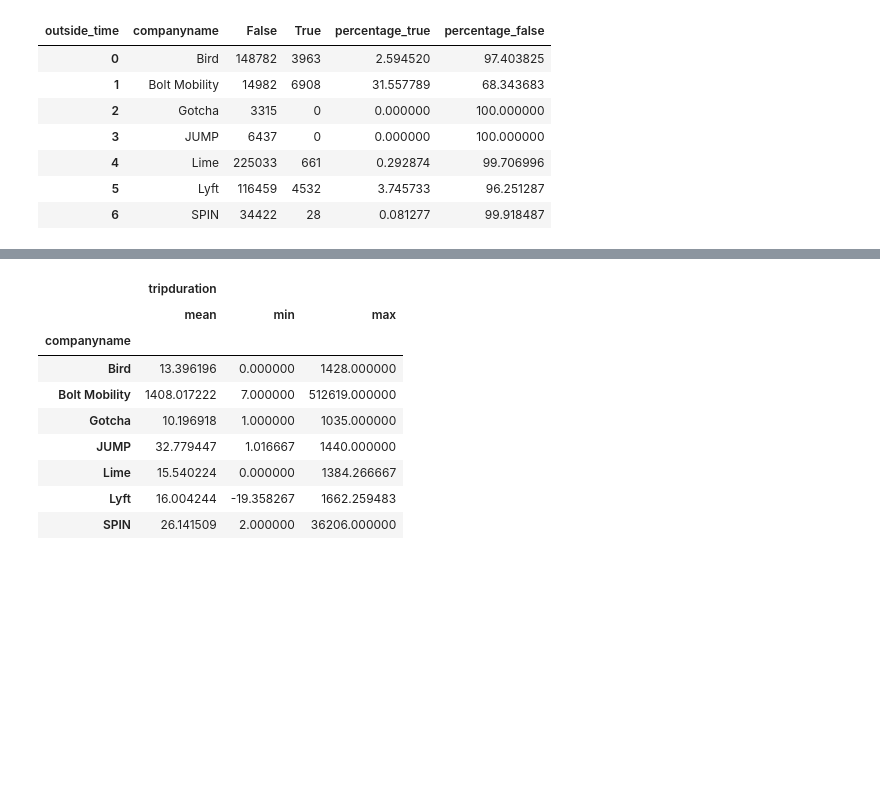
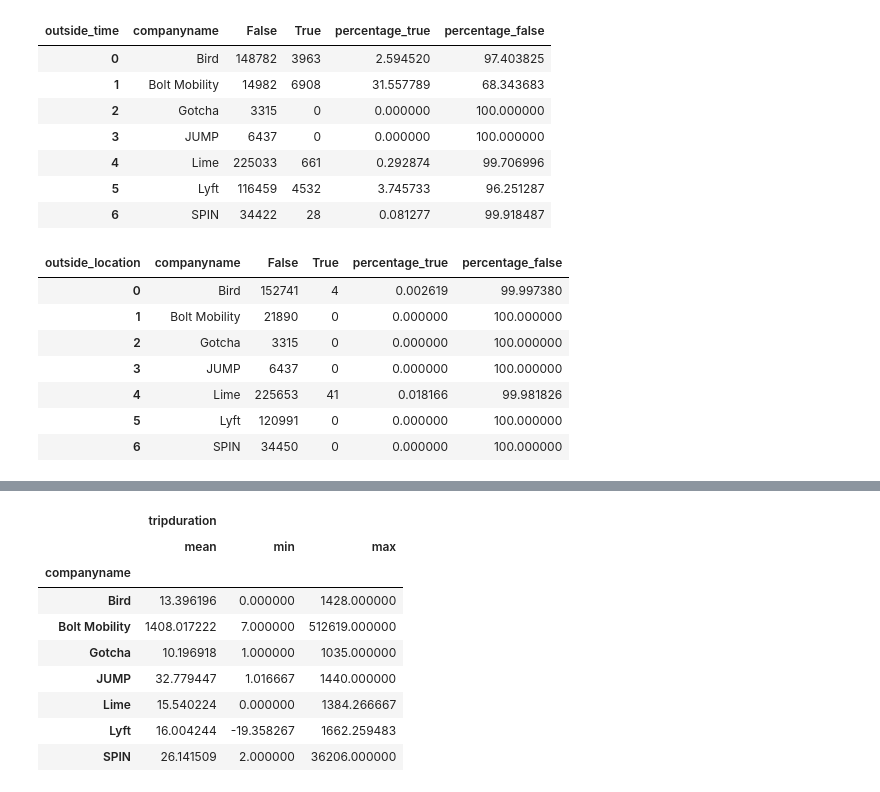
Before and after one commit to NSS-Data-Analytics-Cohort-10/scooters-group-1, a Jupyter notebook: notebooks/Scooters_AH_Final.ipynb, the cells around one changed output, grey strips where cells are left out. Drawn from its saved outputs; the diff is of its cells as text; code cells hidden in the pictures; blank space fills up the shorter version.

```diff
--- a/notebooks/Scooters_AH_Final.ipynb
+++ b/notebooks/Scooters_AH_Final.ipynb
@@ -110,2 +96,4 @@ trips_table.sort_values(by = 'tripdistance', ascending = True)
+# %%
+trips_table['over_40_miles'] = np.where(trips_table['tripdistance'] > 211200, True, False)
 # %%
-trips_table_final = trips_table.drop(columns=['over_zero_feet'])
+trips_table_final = trips_table
@@ -163,0 +138,20 @@ df['Courses_Fee'] = df.groupby(['Courses'])['Fee'].transform(lambda x: x/x.sum()
+# %%
+#outside location threshold
+trips_table_final['outside_location'] = np.where((trips_table_final['outside_start_lat']) | (trips_table_final['outside_end_lat']) | (trips_table_final['outside_start_lon']) | (trips_table_final['outside_end_lon']), True, False)
+# %%
+#outside location groupby
+trips_table_location_groupby = trips_table_final.groupby(['companyname', 'outside_location']).size().unstack(fill_value=0)
+trips_table_location_groupby['percentage_true'] = trips_table_location_groupby[True] / trips_table_location_groupby.sum(axis=1) * 100
+trips_table_location_groupby['percentage_false'] = trips_table_location_groupby[False] / trips_table_location_groupby.sum(axis=1) * 100
+trips_table_location_groupby = trips_table_location_groupby.reset_index()
+# %%
+trips_table_location_groupby
+# %% [output]
+| outside_location | companyname | False | True | percentage_true | percentage_false |
+| 0 | Bird | 152741 | 4 | 0.002619 | 99.997380 |
+| 1 | Bolt Mobility | 21890 | 0 | 0.000000 | 100.000000 |
+| 2 | Gotcha | 3315 | 0 | 0.000000 | 100.000000 |
+| 3 | JUMP | 6437 | 0 | 0.000000 | 100.000000 |
+| 4 | Lime | 225653 | 41 | 0.018166 | 99.981826 |
+| 5 | Lyft | 120991 | 0 | 0.000000 | 100.000000 |
+| 6 | SPIN | 34450 | 0 | 0.000000 | 100.000000 |
```
Also changed, not shown: parts of 18 cells of this notebook.
